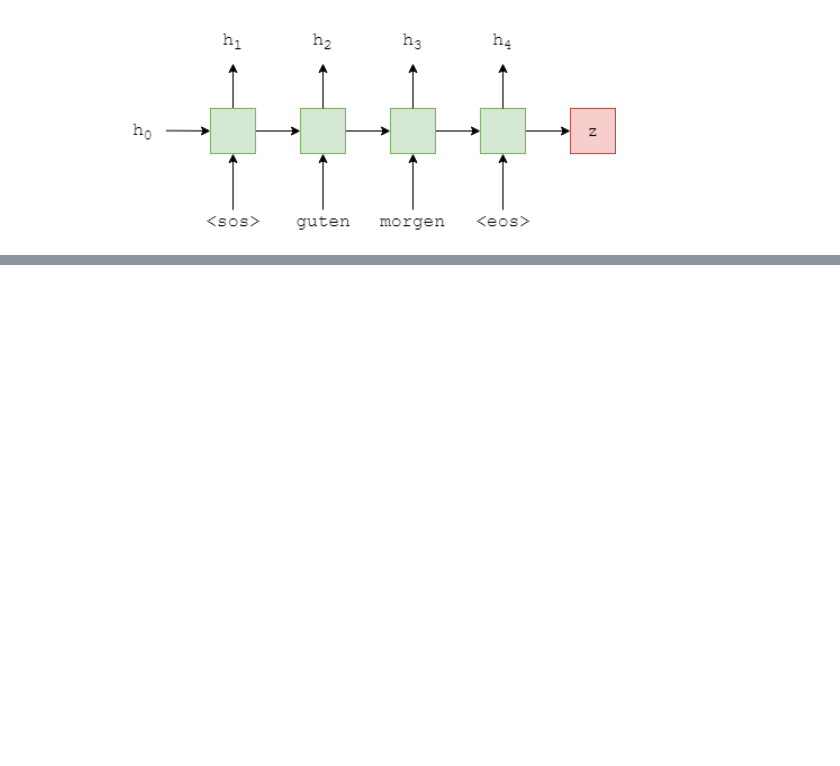
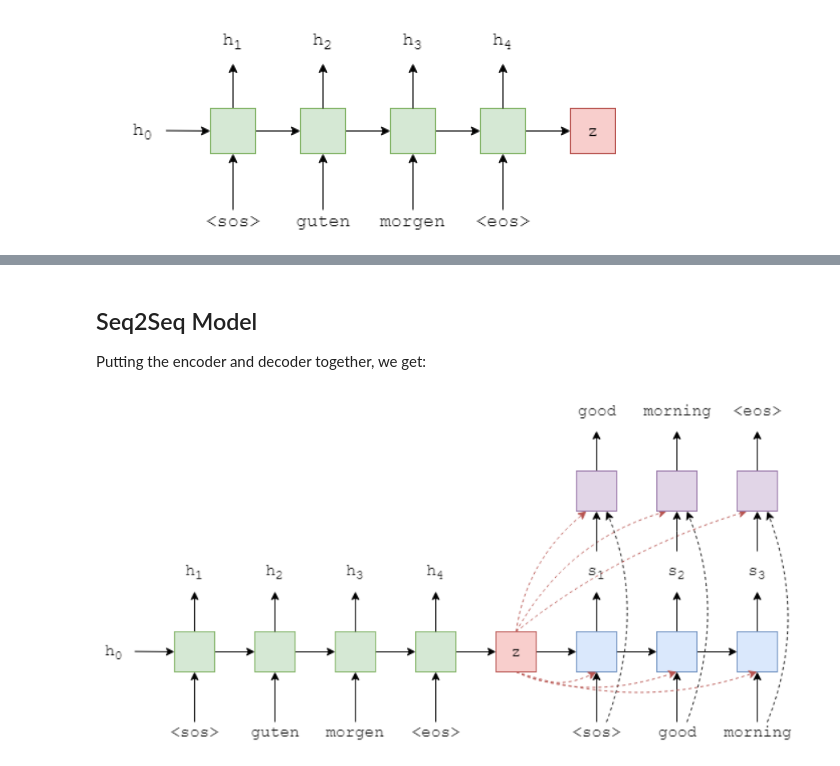
Before and after one commit to statisticallyfit/PythonNeuralNetNLP, a Jupyter notebook: src/NLPstudy/Seq2SeqModel/2_LearningPhrasesUsingRNN.ipynb, the cells around one changed output, grey strips where cells are left out. Cells and saved outputs as stored; diff of their text form; code cells hidden in the pictures; blank space fills up the shorter version.

Commit message:
getting ready to train seq2seq gru model

```diff
--- a/src/NLPstudy/Seq2SeqModel/2_LearningPhrasesUsingRNN.ipynb
+++ b/src/NLPstudy/Seq2SeqModel/2_LearningPhrasesUsingRNN.ipynb
@@ -347,0 +467,8 @@ class Encoder(nn.Module):
+# %% [markdown]
+## Seq2Seq Model
+
+Putting the encoder and decoder together, we get:
+# %%
+Image(filename = pth + "/images/seq2seqGRU.png")
+# %% [output]
+[figure, added]
```
Also changed, not shown: parts of 11 cells of this notebook, 2 other files.
